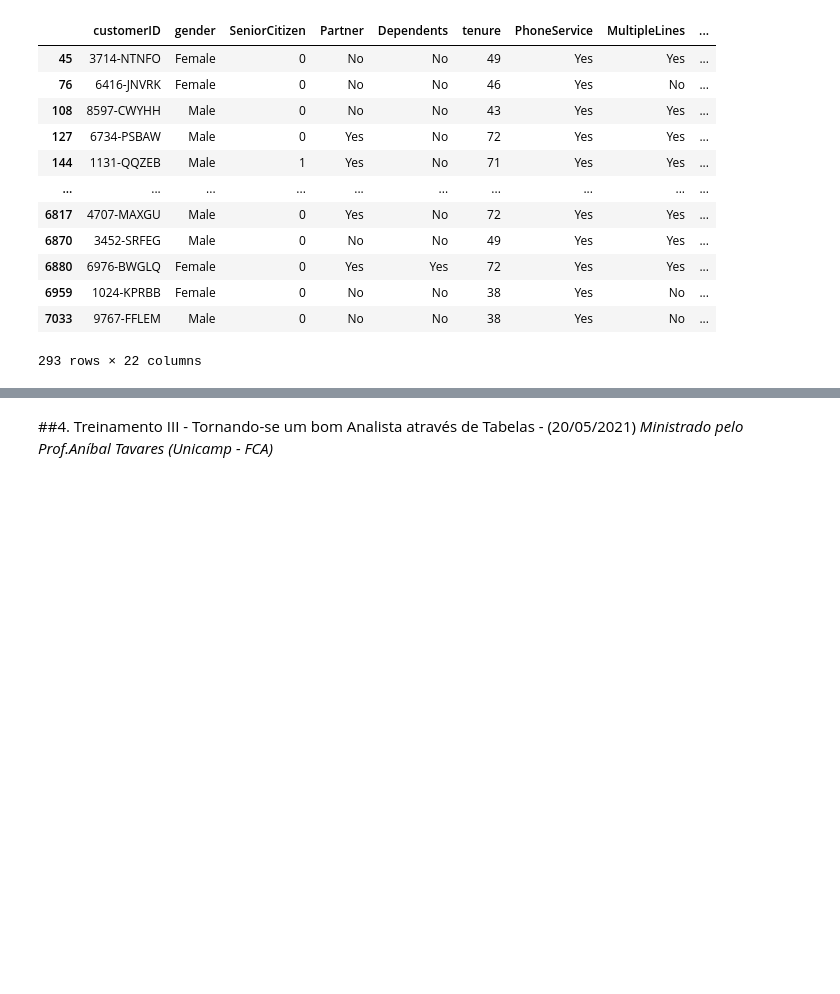
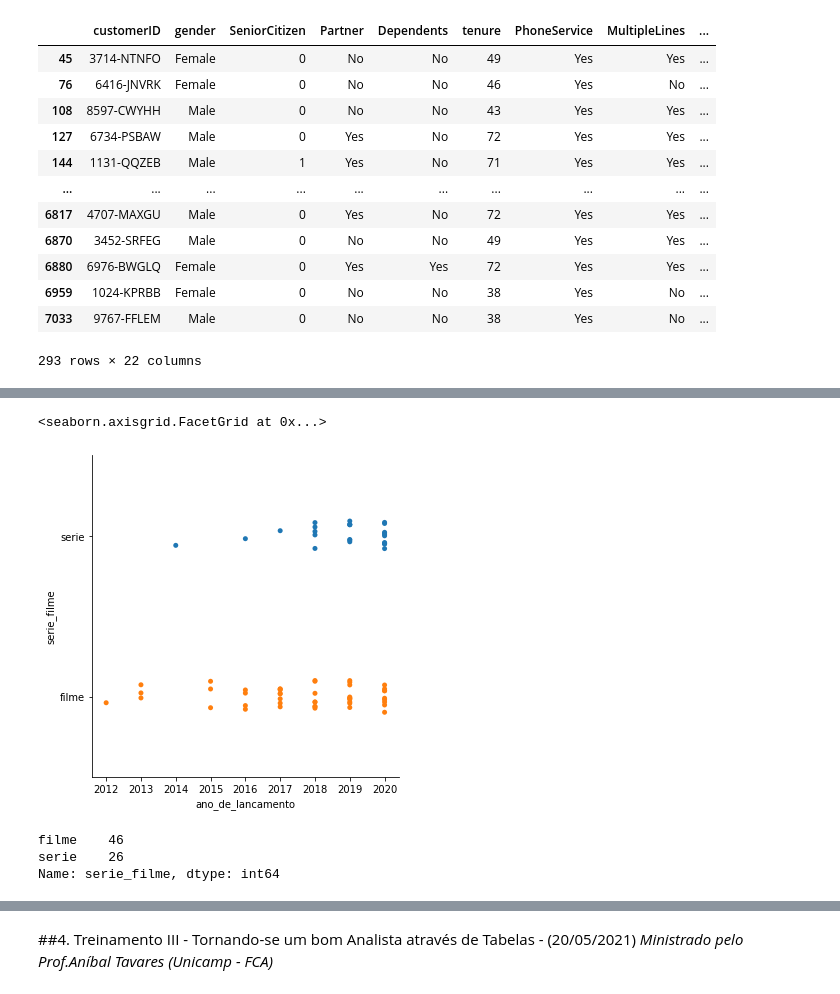
Before and after one commit to m-eicardi/MTEch-2021, a Jupyter notebook: MTEch_MSE.ipynb, the cells around one changed output, grey strips where cells are left out. Drawn from its saved outputs; the diff is of its cells as text; code cells hidden in the pictures; blank space fills up the shorter version.

```diff
--- a/MTEch_MSE.ipynb
+++ b/MTEch_MSE.ipynb
@@ -388,0 +529,4 @@ dados4
+# %%
+net_br = net[(net.pais == 'Brazil')]
+
+net_br
@@ -388,0 +547,12 @@ dados4
+# %%
+#plot categórico
+sns.catplot(x='ano_de_lancamento', y = 'serie_filme', data = net_br)
+# %% [output]
+<seaborn.axisgrid.FacetGrid at 0x...>
+[figure, added]
+# %%
+net_br.serie_filme.value_counts()
+# %% [output]
+filme    46
+serie    26
+Name: serie_filme, dtype: int64
```
Also changed, not shown: parts of 29 cells of this notebook.
